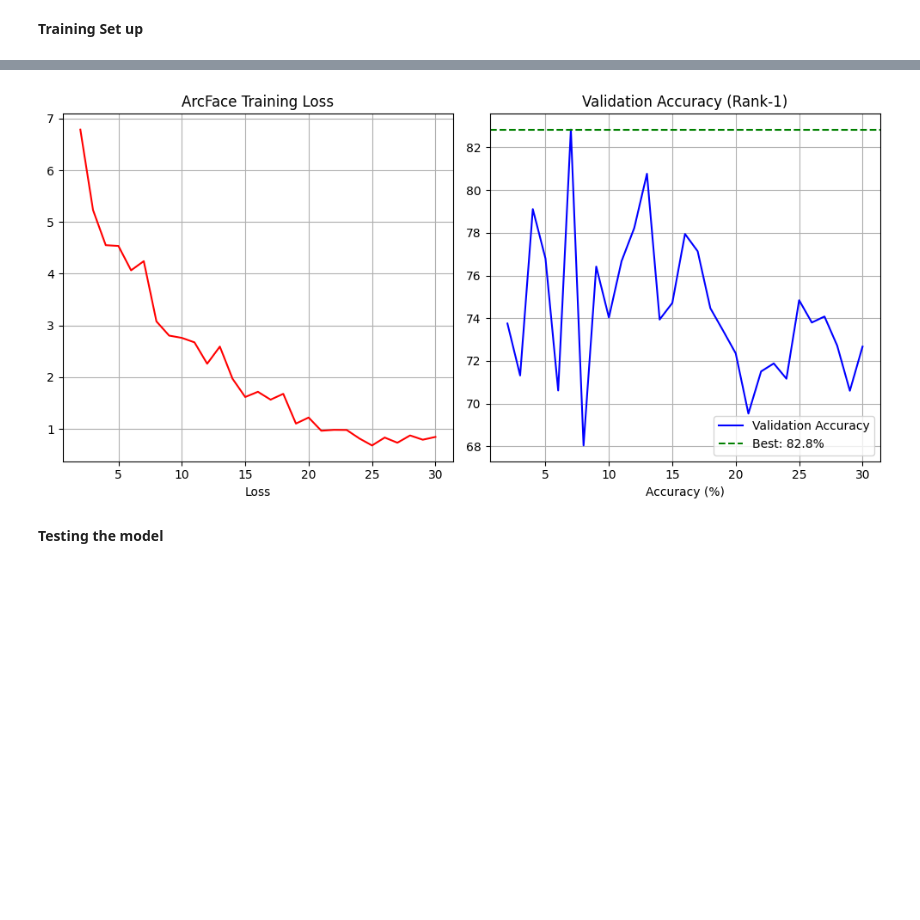
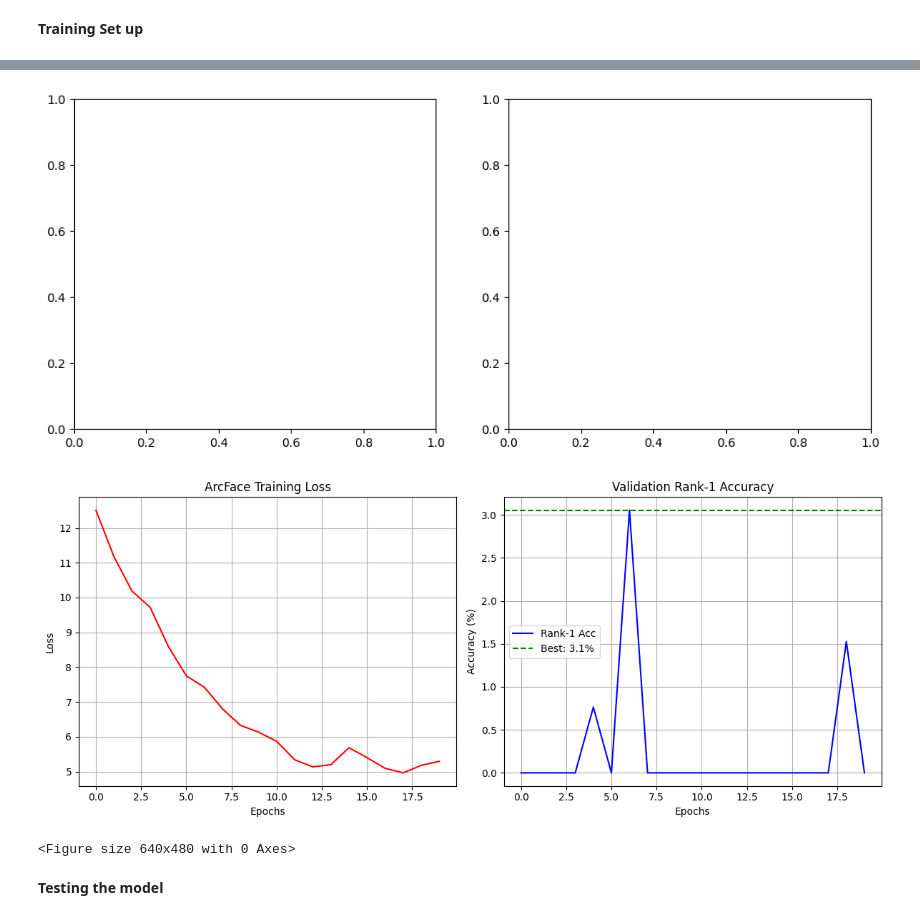
Before and after one commit to shamma315/dronefacerecognition, a Jupyter notebook: training.ipynb, the cells around one changed output, grey strips where cells are left out. Drawn from its saved outputs; the diff is of its cells as text; code cells hidden in the pictures; blank space fills up the shorter version.

```diff
--- a/training.ipynb
+++ b/training.ipynb
@@ -286,0 +306,13 @@ Max similarity between Val[0] and Train set: 0.6121
+# %%
+checkpoint = torch.load("checkpoints/best_model.pth", map_location=device)
+backbone.load_state_dict(checkpoint['backbone'])
+head.load_state_dict(checkpoint['head'])
+
+
+#reinitializing arcface for new identity count in drone face
+arcface_drone = ArcFaceLoss(in_features=256, num_classes=num_classes, scale=32.0, margin=0.3).to(device)
+#optimizer for fine-tuning
+optimizer_ft = torch.optim.Adam([{'params': filter(lambda p:p.requires_grad, backbone.parameters()), 'lr': 1e-6},
+                              {'params': head.parameters(), 'lr': 1e-4},
+                              {'params': arcface_drone.parameters(), 'lr': 1e-4}])
+scheduler_ft = torch.optim.lr_scheduler.CosineAnnealingLR(optimizer_ft, T_max=20, eta_min=1e-7)
@@ -287,30 +400,32 @@ Max similarity between Val[0] and Train set: 0.6121
 # %%
 import matplotlib.pyplot as plt
 
-#show real performance from epoch 2 onwards. as first epoch is from pretrained-base
-epochs_to_show = range(2, len(history['train_loss']) + 1)
-plt.figure(figsize=(10,5))
+fig, axes = plt.subplots(1, 2, figsize=(12,5))
+fig, axes = plt.subplots(1, 2, figsize=(12, 5))
 
-plt.subplot(1,2,1)
-plt.plot(epochs_to_show, (history['train_loss'][1:]), 'r' , label='Train Loss')
-plt.title('ArcFace Training Loss')
-plt.xlabel('Epochs')
-plt.xlabel('Loss')
-plt.grid(True)
+axes[0].plot(history_ft['train_loss'], 'r', label='Train Loss')
+axes[0].set_title('ArcFace Training Loss')
+axes[0].set_xlabel('Epochs')
+axes[0].set_ylabel('Loss')
+axes[0].grid(True)
 
-plt.subplot(1,2,2)
-plt.plot(epochs_to_show, history['val_acc'][1:], 'b-', label='Validation Accuracy')
-plt.axhline(y=best_valacc, color='g', linestyle= '--', label=f'Best: {best_valacc:.1f}%')
-plt.title('Validation Accuracy (Rank-1)')
-plt.xlabel('Epochs')
-plt.xlabel('Accuracy (%)')
-plt.grid(True)
+axes[1].plot(history_ft['val_acc'], 'b-', label='Rank-1 Acc')
+axes[1].axhline(y=best_Drone_Acc, color='g', linestyle='--', label=f'Best: {best_Drone_Acc:.1f}%')
+axes[1].set_title('Validation Rank-1 Accuracy')
+axes[1].set_xlabel('Epochs')
+axes[1].set_ylabel('Accuracy (%)')
+axes[1].legend()
+axes[1].grid(True)
 
-plt.legend()
 plt.tight_layout()
 plt.savefig('training_progress.png')
+plt.show()
+plt.tight_layout()
+plt.savefig('training_progress.png')
 # %% [output]
-[figure, old version]
+[figure, new version]
+[figure, added]
+<Figure size 640x480 with 0 Axes>
 # %% [markdown]
 **Testing the model**
 # %%
```
Also changed, not shown: parts of 17 cells of this notebook, 2 other files.
